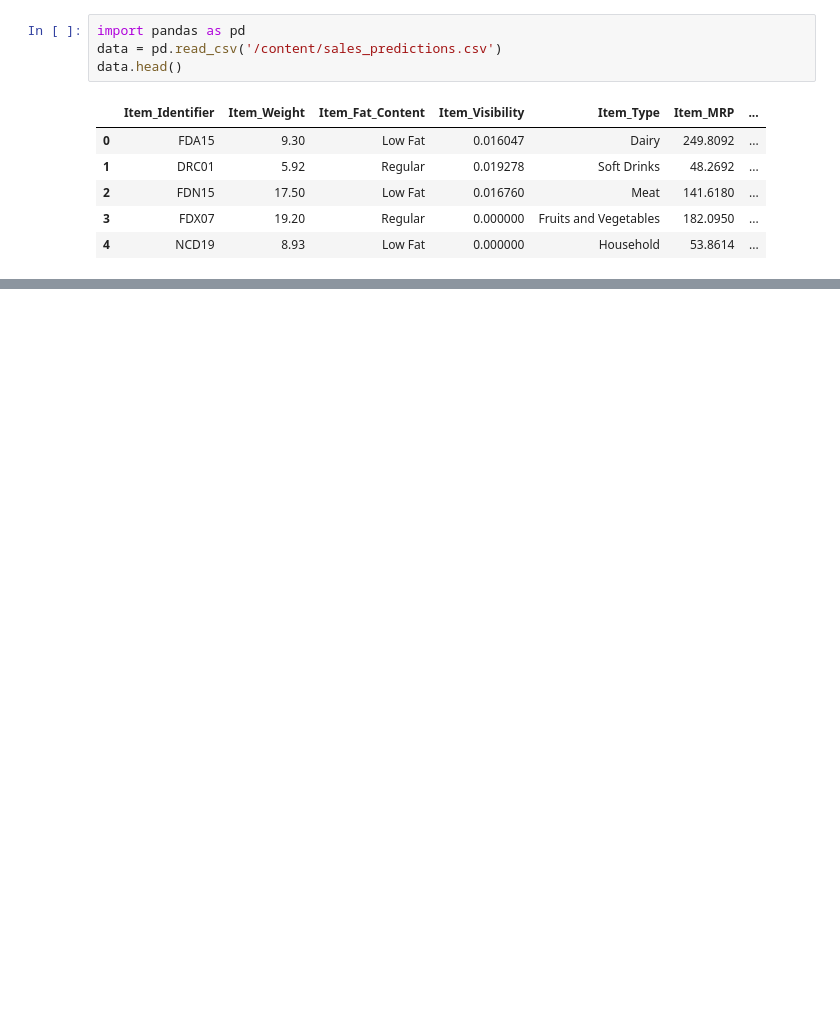
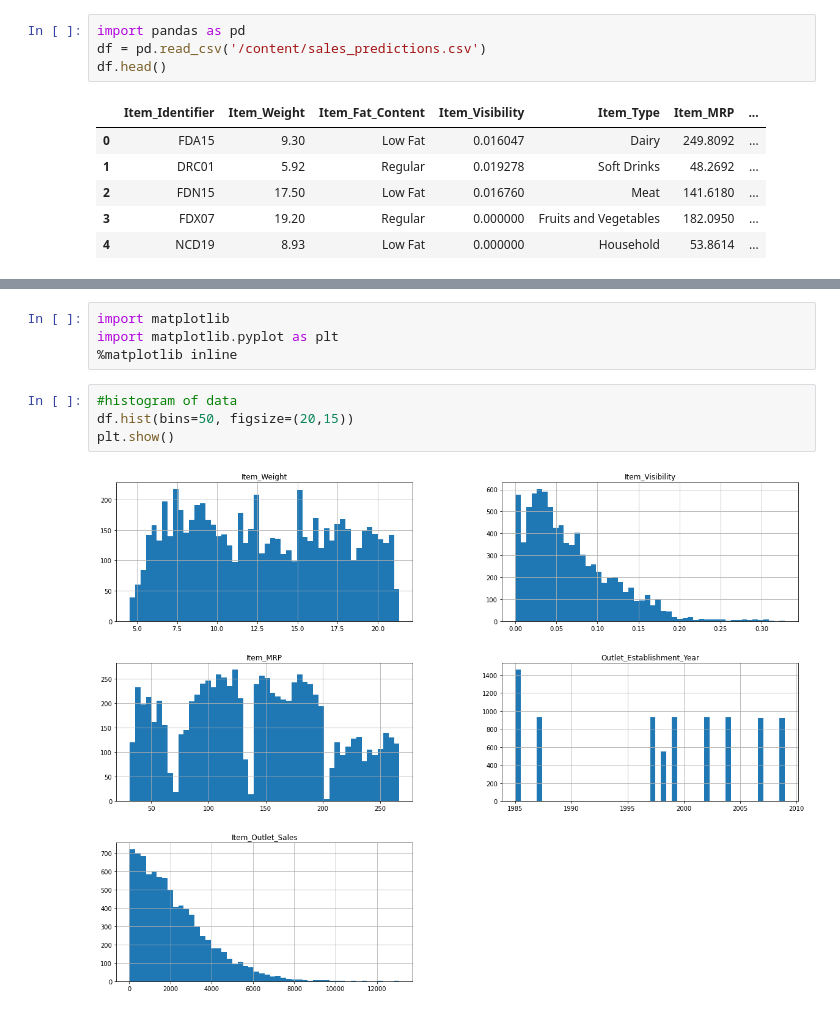
Before and after one commit to AgunsBaba/sales-prediction, a Jupyter notebook: Sales_Prediction.ipynb, the cells around one changed output, grey strips where cells are left out. Drawn from its saved outputs; the diff is of its cells as text; blank space fills up the shorter version.

```diff
--- a/Sales_Prediction.ipynb
+++ b/Sales_Prediction.ipynb
@@ -2,8 +2,8 @@
 <a href="https://colab.research.google.com/github/AgunsBaba/sales-prediction/blob/main/Sales_Prediction.ipynb" target="_parent"><img src="https://colab.research.google.com/assets/colab-badge.svg" alt="Open In Colab"/></a>
 # %%
 import pandas as pd
-data = pd.read_csv('/content/sales_predictions.csv')
-data.head()
+df = pd.read_csv('/content/sales_predictions.csv')
+df.head()
 # %% [output]
 |  | Item_Identifier | Item_Weight | Item_Fat_Content | Item_Visibility | Item_Type | Item_MRP | ... |
 | 0 | FDA15 | 9.30 | Low Fat | 0.016047 | Dairy | 249.8092 | ... |
@@ -13,0 +55,10 @@ data.head()
+# %%
+import matplotlib
+import matplotlib.pyplot as plt
+%matplotlib inline
+# %%
+#histogram of data
+df.hist(bins=50, figsize=(20,15))
+plt.show()
+# %% [output]
+[figure, added]
```
Also changed, not shown: parts of 19 cells of this notebook.
